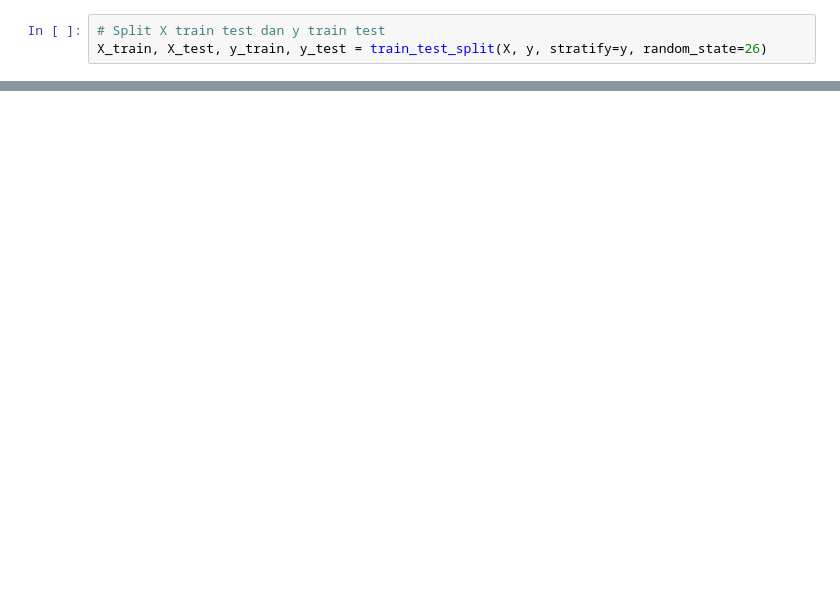
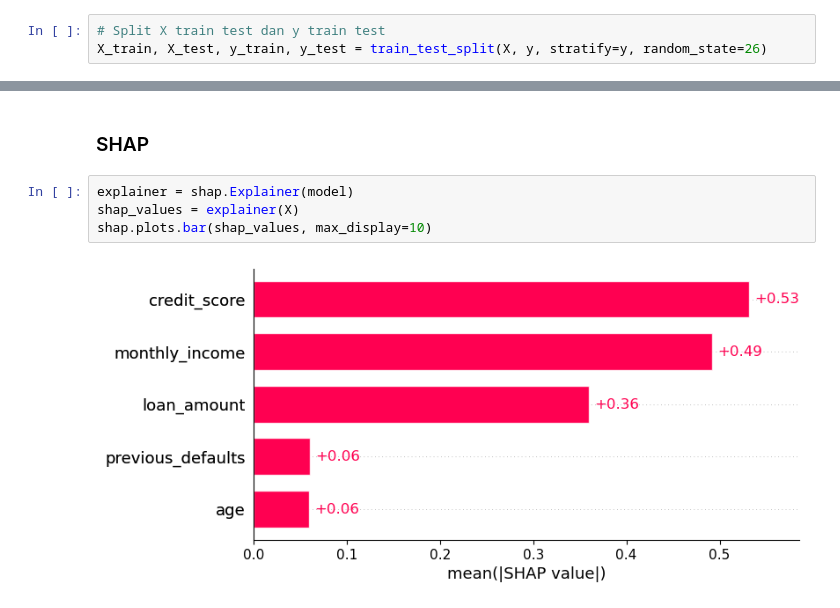
Before and after one commit to reido2000/ds-takehome, a Jupyter notebook: notebooks/B_modeling.ipynb, the cells around one changed output, grey strips where cells are left out. Drawn from its saved outputs; the diff is of its cells as text; blank space fills up the shorter version.

Commit message:
SHAP

```diff
--- a/notebooks/B_modeling.ipynb
+++ b/notebooks/B_modeling.ipynb
@@ -121,0 +184,8 @@ Gradient Boosting AUC: 0.7590718248612986
+# %% [markdown]
+### SHAP
+# %%
+explainer = shap.Explainer(model)
+shap_values = explainer(X)
+shap.plots.bar(shap_values, max_display=10)
+# %% [output]
+[figure, added]
```
Also changed, not shown: parts of 13 cells of this notebook.
